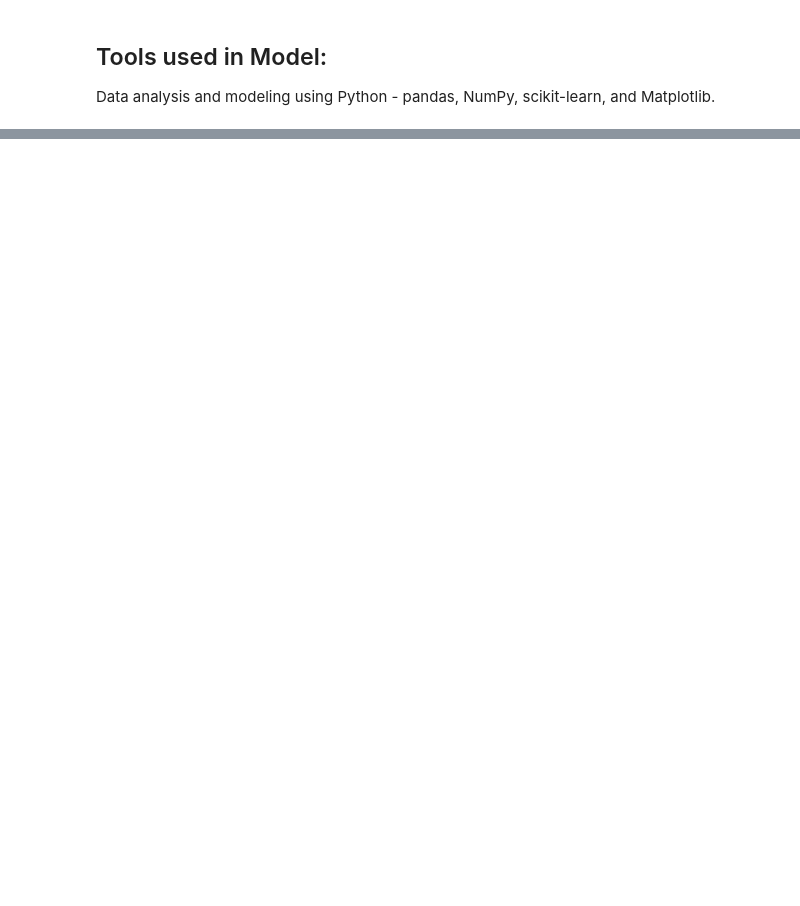
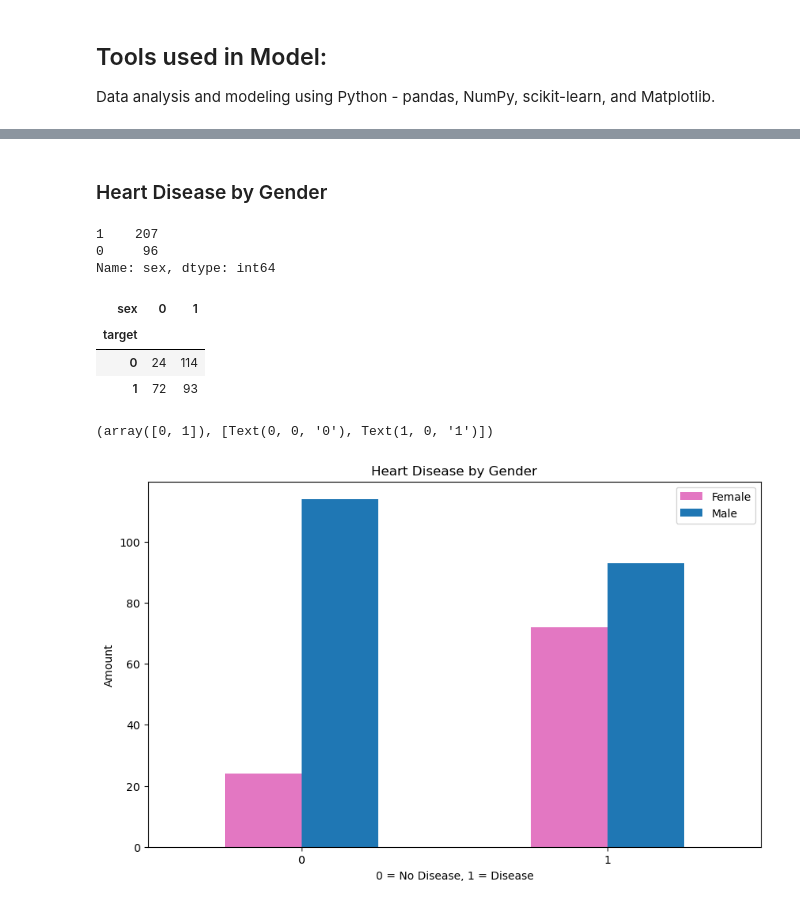
Before and after one commit to JHarrisJoshua/ML-Heart-Disease-Classification, a Jupyter notebook: Heart-Disease-Classification.ipynb, the cells around one changed output, grey strips where cells are left out. Drawn from its saved outputs; the diff is of its cells as text; code cells hidden in the pictures; blank space fills up the shorter version.

```diff
--- a/Heart-Disease-Classification.ipynb
+++ b/Heart-Disease-Classification.ipynb
@@ -119,0 +194,27 @@ from sklearn.metrics import plot_roc_curve
+# %% [markdown]
+### Heart Disease by Gender
+# %%
+data.sex.value_counts()
+# %% [output]
+1    207
+0     96
+Name: sex, dtype: int64
+# %%
+pd.crosstab(data.target, data.sex)
+# %% [output]
+| sex | 0 | 1 |
+| target |  |  |
+| 0 | 24 | 114 |
+| 1 | 72 | 93 |
+# %%
+pd.crosstab(data.target, data.sex).plot(kind='bar',
+                                        figsize=(10,6),
+                                        color=['tab:pink', 'tab:blue'])
+plt.title('Heart Disease by Gender')
+plt.xlabel('0 = No Disease, 1 = Disease')
+plt.ylabel('Amount')
+plt.legend(['Female', 'Male'])
+plt.xticks(rotation=0)
+# %% [output]
+(array([0, 1]), [Text(0, 0, '0'), Text(1, 0, '1')])
+[figure, added]
```
Also changed, not shown: parts of 50 cells of this notebook.
